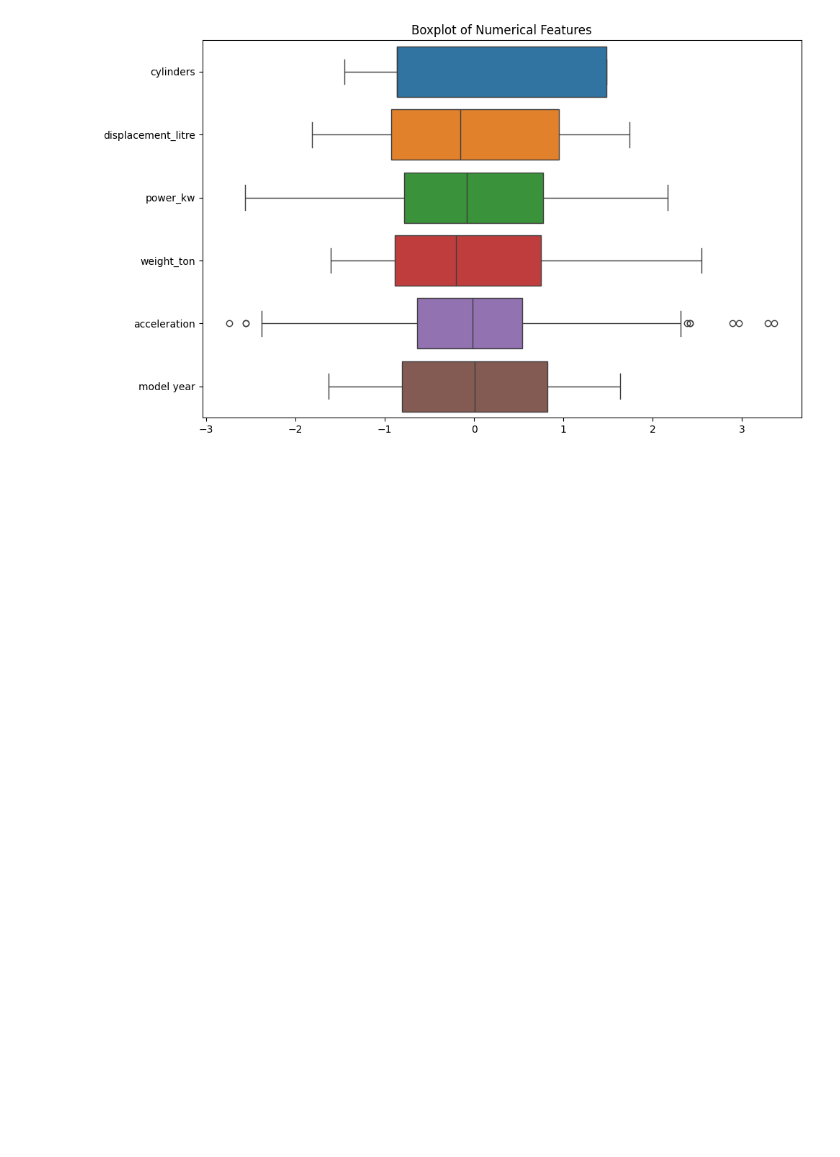
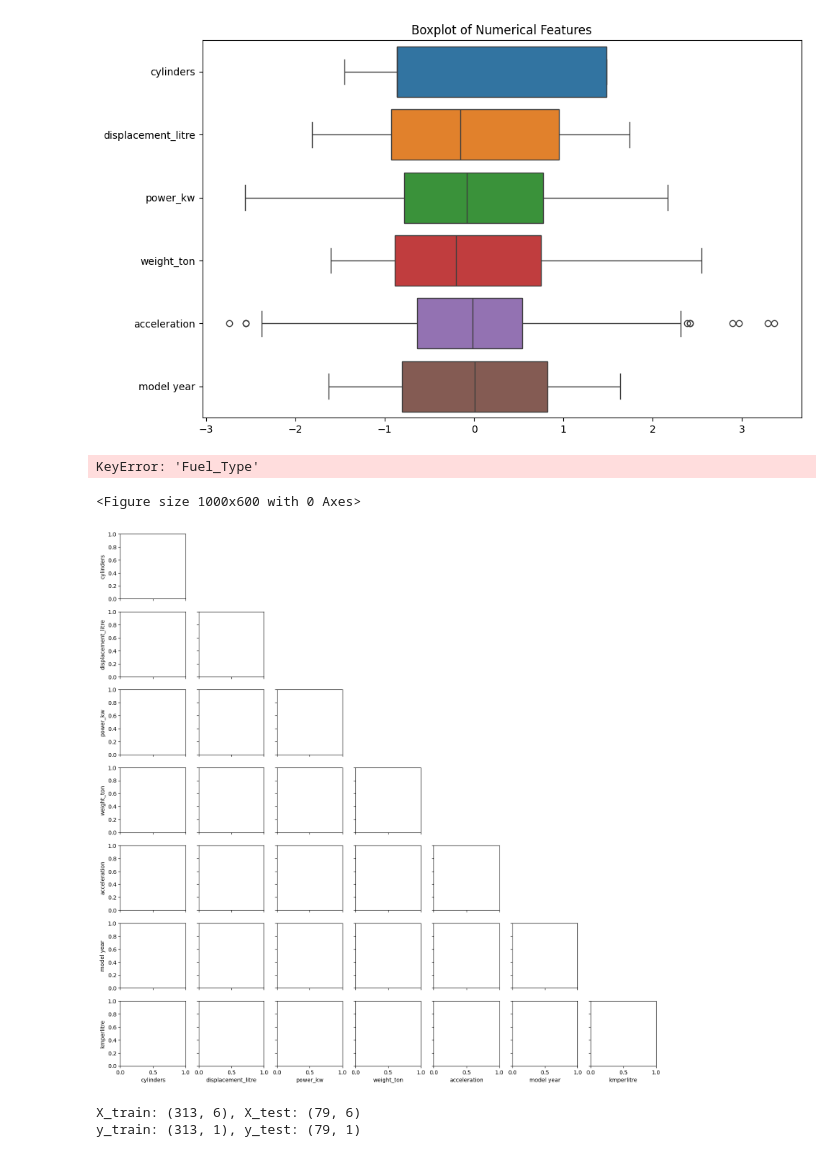
Before and after one commit to Zeldean/MLG382, a Jupyter notebook: Random/notebooks/GPT/b.ipynb, the cells around one changed output. Drawn from its saved outputs; the diff is of its cells as text; code cells hidden in the pictures; blank space fills up the shorter version.

```diff
--- a/Random/notebooks/GPT/b.ipynb
+++ b/Random/notebooks/GPT/b.ipynb
@@ -146,3 +148,20 @@ df_x_scaled = pd.DataFrame(df_x_scaled, columns=xn, index=df_x.index)
 BarPlot(df_x_scaled)
 # %% [output]
 [figure]
+# %%
+plt.figure(figsize=(10, 6))
+sns.pairplot(df, hue='', corner=True)
+plt.tight_layout()
+plt.show()
+# %% [output]
+KeyError: 'Fuel_Type'
+<Figure size 1000x600 with 0 Axes>
+[figure, added]
+# %%
+X_train, X_test, y_train, y_test = train_test_split(df_x_scaled, df_y, test_size=0.2, random_state=42)
+
+print(f"X_train: {X_train.shape}, X_test: {X_test.shape}")
+print(f"y_train: {y_train.shape}, y_test: {y_test.shape}")
+# %% [output]
+X_train: (313, 6), X_test: (79, 6)
+y_train: (313, 1), y_test: (79, 1)
```
Also changed, not shown: parts of 1 cell of this notebook, 1 other file.
